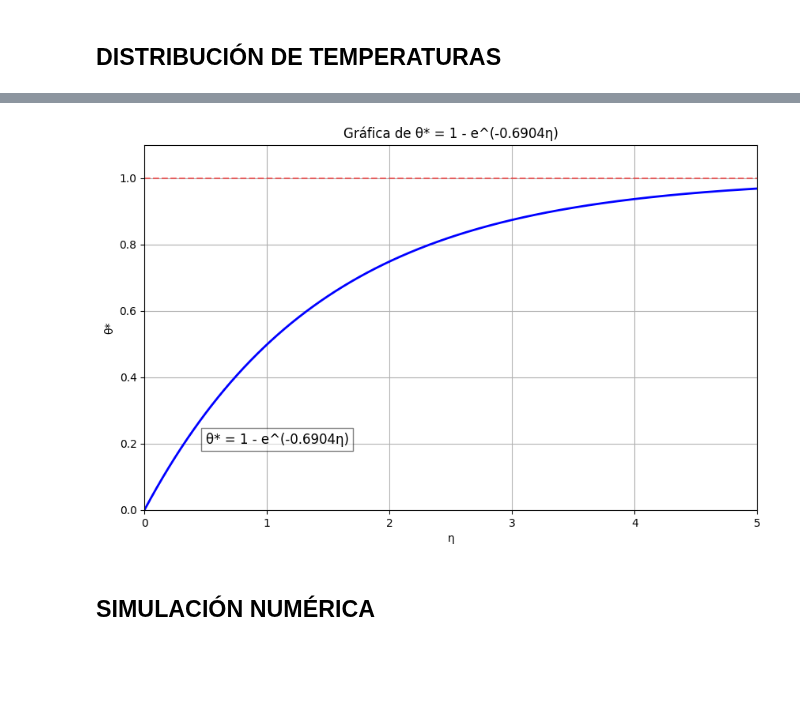
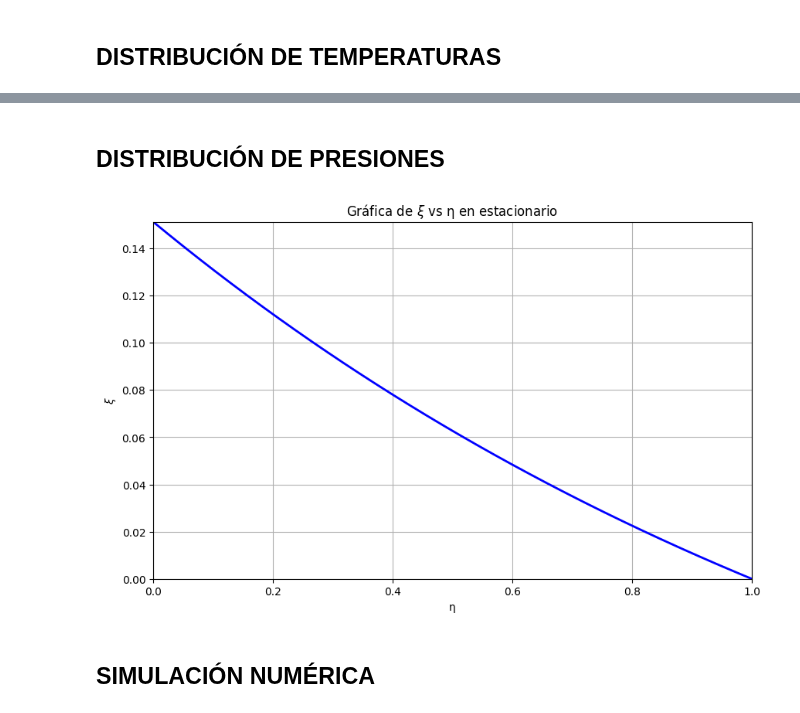
Before and after one commit to angelgvillatoro/bullville_M1, a Jupyter notebook: tfm/14_8_24.ipynb, the cells around one changed output, grey strips where cells are left out. Cells and saved outputs as stored; diff of their text form; code cells hidden in the pictures; blank space fills up the shorter version.

```diff
--- a/tfm/14_8_24.ipynb
+++ b/tfm/14_8_24.ipynb
@@ -84,33 +137,32 @@ u_e = 9.39 m/s o 33.81 km/h
+# %% [markdown]
+## DISTRIBUCIÓN DE PRESIONES
 # %%
-def theta_estrella(eta, a):
-    return 1 - np.exp(-a * eta)
-
-# Parámetros
-a = h_v * L * LAMBDA / (rho_0 * Cp * u_e)  # Puedes cambiar este valor según tus necesidades
+def xi_fun(eta, v_e, Ra, phi, LAMBDA):
+    return v_e**2 / (Ra * phi) * (1 - eta) - LAMBDA / (phi * v_e) * (1 - np.exp(-(LAMBDA/v_e) * (eta - 1)))
 
 # Crear un rango de valores para eta
-eta = np.linspace(0, 5, 1000)  # Ajusta el rango según sea necesario
+eta = np.linspace(0, 1, 1000)  # Ajusta el rango según sea necesario
 
 # Calcular theta_estrella para cada valor de eta
-theta = theta_estrella(eta, a)
+xi_dist = xi_fun(eta, v_e, Ra, phi, LAMBDA)
 
 # Crear la gráfica
 plt.figure(figsize=(10, 6))
-plt.plot(eta, theta, 'b-', linewidth=2)
-plt.title(f'Gráfica de θ* = 1 - e^(-{a:.4f}η)')
+plt.plot(eta, xi_dist, 'b-', linewidth=2)
+plt.title(f'Gráfica de ' + r'$\xi$ vs η en estacionario')
 plt.xlabel('η')
-plt.ylabel('θ*')
+plt.ylabel(r'$\xi$')
 plt.grid(True)
 plt.axhline(y=1, color='r', linestyle='--', alpha=0.5)  # Línea asintótica en y=1
 plt.xlim(0, max(eta))
-plt.ylim(0, 1.1)
+plt.ylim(0, max(xi_dist))
 
 # Añadir una ecuación en la gráfica
-plt.text(0.5, 0.2, f'θ* = 1 - e^(-{a:.4f}η)', fontsize=12, bbox=dict(facecolor='white', alpha=0.5))
+#plt.text(0.5, 0.2, f'θ* = 1 - e^(-{a:.4f}η)', fontsize=12, bbox=dict(facecolor='white', alpha=0.5))
 
 plt.show()
 # %% [output]
-[figure, old version]
+[figure, new version]
 # %% [markdown]
 ## SIMULACIÓN NUMÉRICA
 # %%
```
Also changed, not shown: parts of 7 cells of this notebook.
